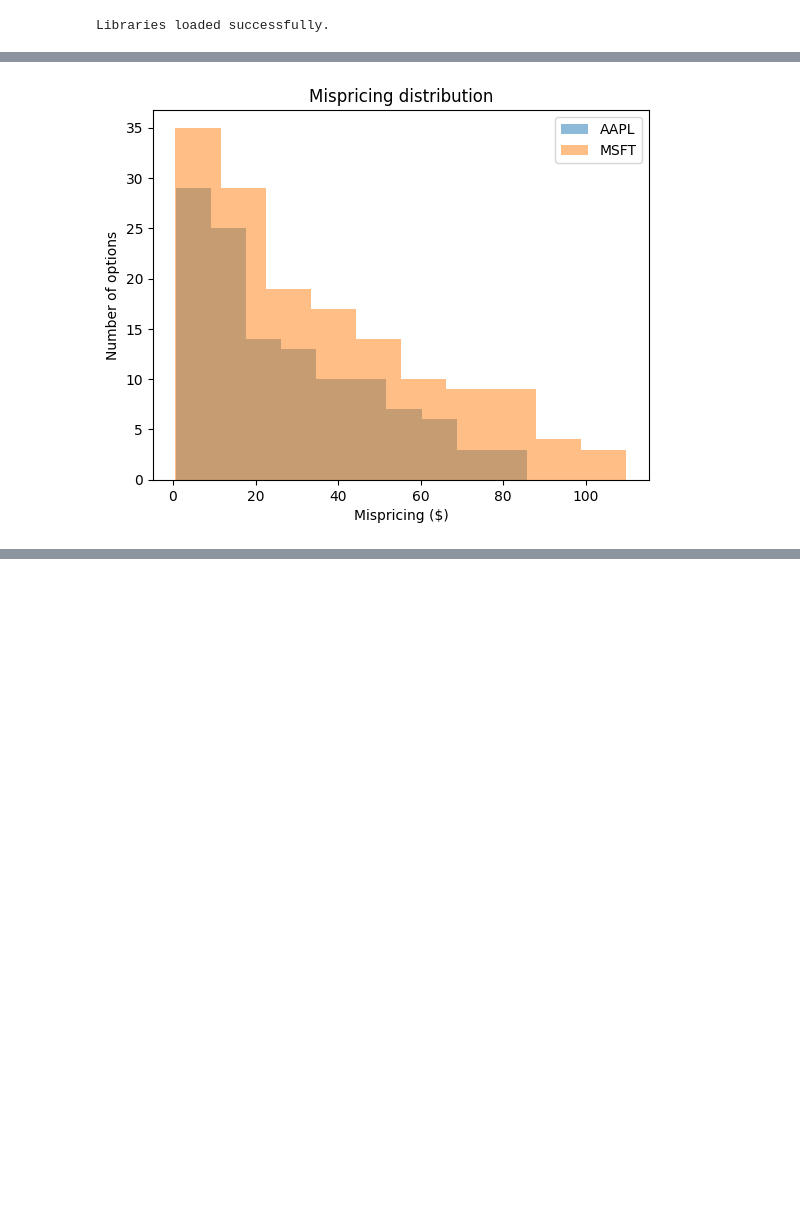
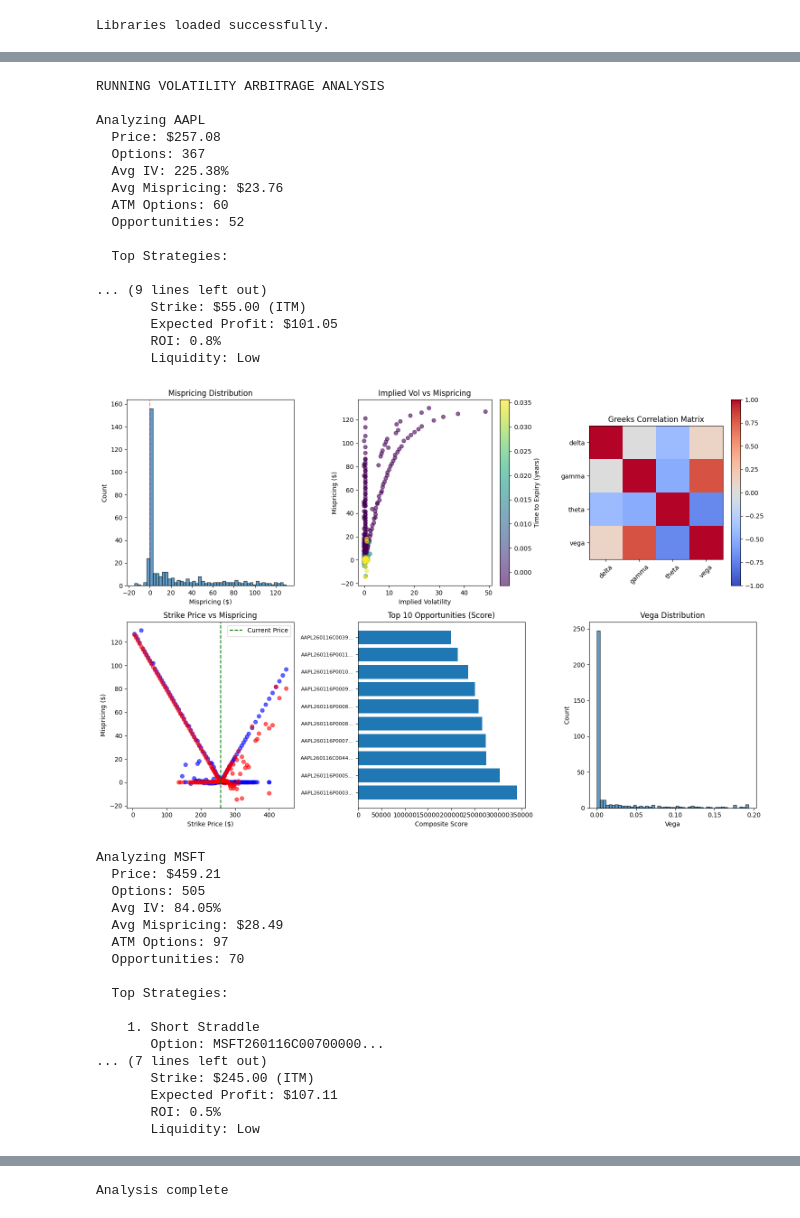
Before and after one commit to hripsime7/volatility-arbitrage, a Jupyter notebook: volatility_arbitrage.ipynb, the cells around one changed output, grey strips where cells are left out. Drawn from its saved outputs; the diff is of its cells as text; code cells hidden in the pictures; blank space fills up the shorter version.

```diff
--- a/volatility_arbitrage.ipynb
+++ b/volatility_arbitrage.ipynb
@@ -76,6 +15,5 @@ Avg Implied Vol: 96.90%
 # %%
-r = 0.05 #risk-free rate
-class black_scholes:
+class BlackScholes:
     def __init__(self, S: float, K: float, T: float, r: float, sigma: float, q: float = 0.0):
         self.S = float(S)
         self.K = float(K)
@@ -182,10 +45,0 @@ MSFT mispricing stats:
-# %%
-plt.hist(all_options1["mispricing"], alpha=0.5, label="AAPL")
-plt.hist(all_options2["mispricing"], alpha=0.5, label="MSFT")
-plt.legend()
-plt.xlabel("Mispricing ($)")
-plt.ylabel("Number of options")
-plt.title("Mispricing distribution")
-plt.show()
-# %% [output]
-[figure, removed]
@@ -191,0 +438,61 @@ plt.show()
+# %%
+def main():
+    arb = VolatilityArbitrage(risk_free_rate=0.05)
+
+    tickers = ["AAPL", "MSFT"]
+
+    print("RUNNING VOLATILITY ARBITRAGE ANALYSIS")
+
+    all_results = {}
+
+    for ticker in tickers:
+        try:
+            stock_data, opportunities = arb.analyze_stock(ticker)
+            all_results[ticker] = {
+                'stock_data': stock_data,
+                'opportunities': opportunities
+            }
+        except Exception as e:
+            print(f"\nFailed to analyze {ticker}: {e}")
+
+    print("\nAnalysis complete")
+    return all_results
+
+if __name__ == "__main__":
+    results = main()
+# %% [output]
+RUNNING VOLATILITY ARBITRAGE ANALYSIS
+
+Analyzing AAPL
+  Price: $257.08
+  Options: 367
+  Avg IV: 225.38%
+  Avg Mispricing: $23.76
+  ATM Options: 60
+  Opportunities: 52
+
+  Top Strategies:
+
+... (9 lines left out)
+       Strike: $55.00 (ITM)
+       Expected Profit: $101.05
+       ROI: 0.8%
+       Liquidity: Low
+[figure, added]
+Analyzing MSFT
+  Price: $459.21
+  Options: 505
+  Avg IV: 84.05%
+  Avg Mispricing: $28.49
+  ATM Options: 97
+  Opportunities: 70
+
+  Top Strategies:
+
+    1. Short Straddle
+       Option: MSFT260116C00700000...
+... (7 lines left out)
+       Strike: $245.00 (ITM)
+       Expected Profit: $107.11
+       ROI: 0.5%
+       Liquidity: Low
@@ -191,0 +500 @@ plt.show()
+Analysis complete
```
Also changed, not shown: parts of 9 cells of this notebook.
